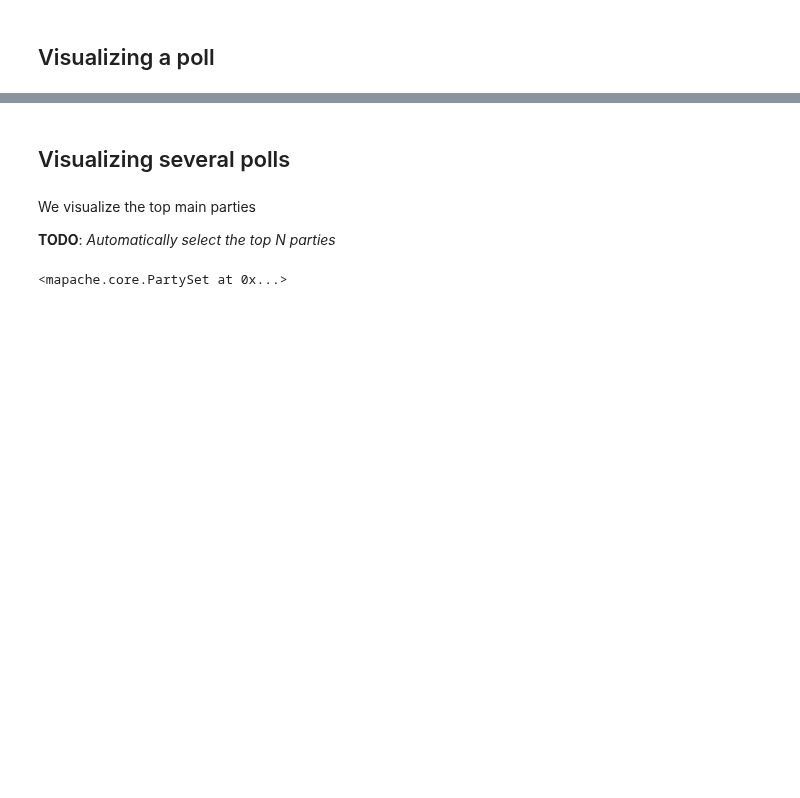
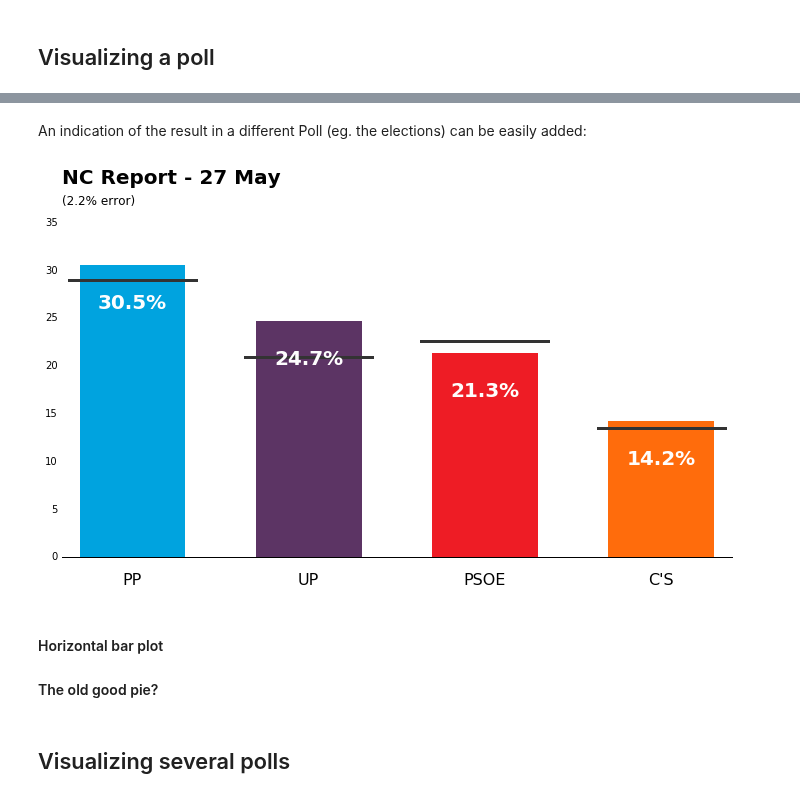
Before and after one commit to cesans/mapache, a Jupyter notebook: examples/Parsing Wikipedia polls.ipynb, the cells around one changed output, grey strips where cells are left out. Cells and saved outputs as stored; diff of their text form; code cells hidden in the pictures; blank space fills up the shorter version.

```diff
--- a/examples/Parsing Wikipedia polls.ipynb
+++ b/examples/Parsing Wikipedia polls.ipynb
@@ -281,0 +317,2 @@ poll=polls.polls[0]
+# %%
+elections = polls.polls[-1]
@@ -282,6 +326,13 @@ poll=polls.polls[0]
+# %% [markdown]
+An indication of the result in a different Poll (eg. the elections) can be easily added:
+# %%
+mapache.vis.SingleBars(poll, main_parties, elections=elections);
+
+#Add label to the line!
+# %% [output]
+[figure, added]
+# %% [markdown]
+#### Horizontal bar plot
+#### The old good pie?
 # %% [markdown]
 ## Visualizing several polls
-# %% [markdown]
-We visualize the top main parties
-
-__TODO__: *Automatically select the top N parties*
@@ -290,4 +338,0 @@ main_parties = ['PP', 'PSOE', 'Podemos', 'C\'s']
-# %%
-spanish_parties.get()
-# %% [output]
-<mapache.core.PartySet at 0x...>
```
Also changed, not shown: parts of 36 cells of this notebook, 3 other files.
